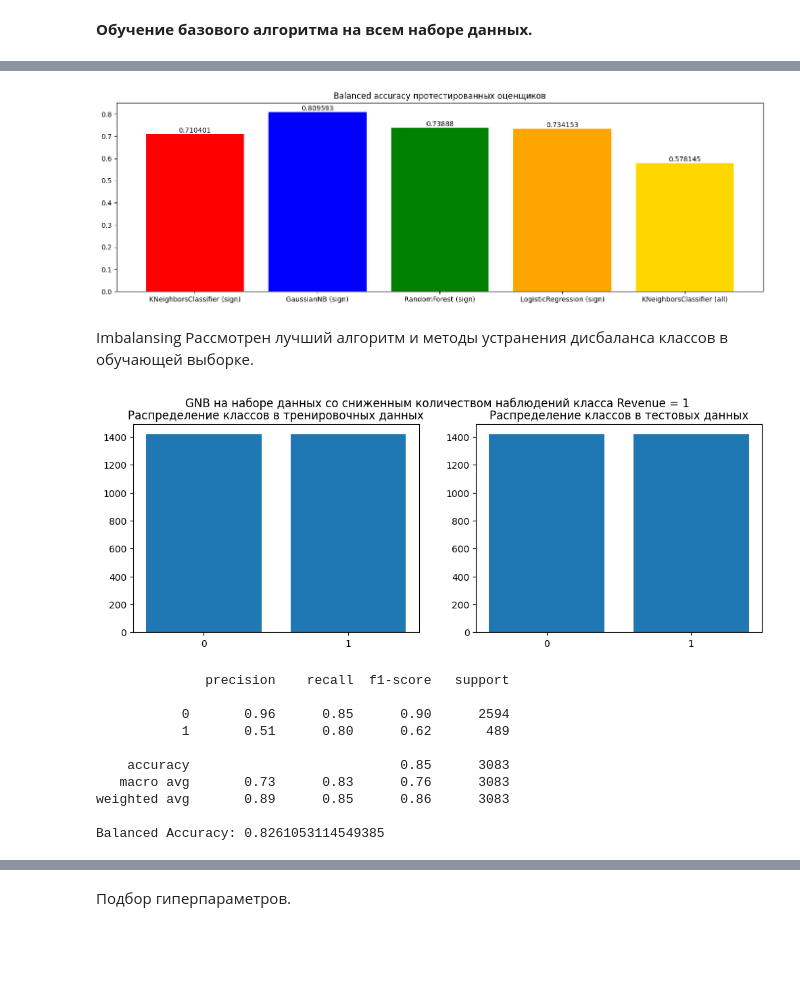
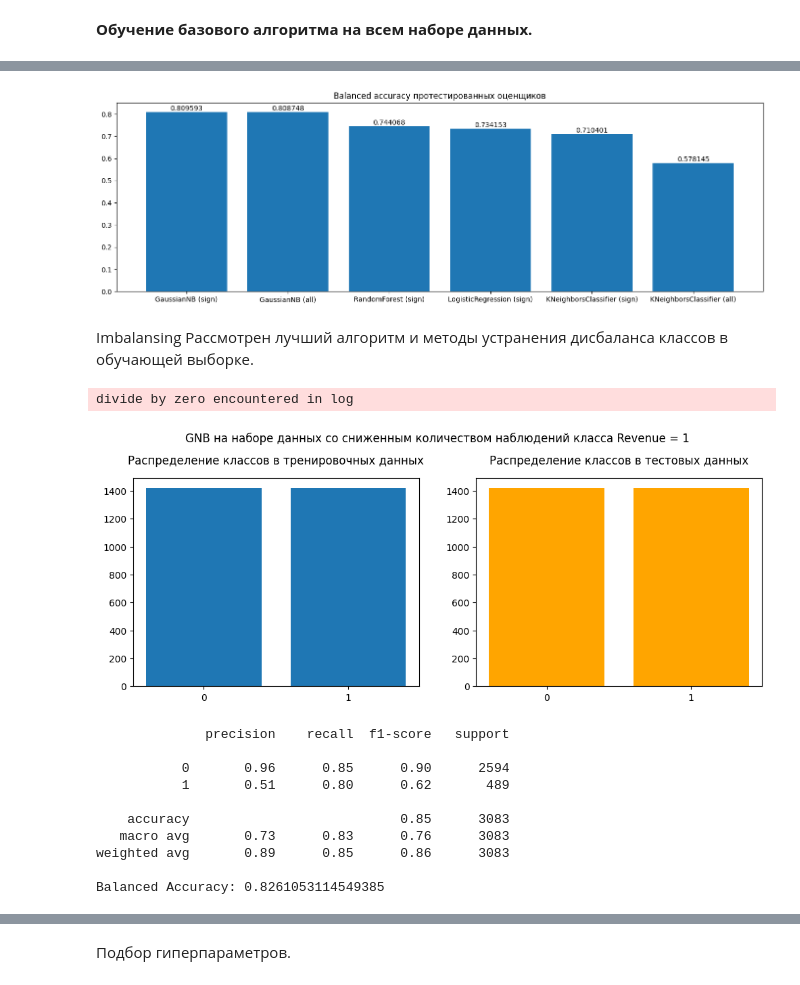
Before and after one commit to SadSabrina/aiedu_final, a Jupyter notebook: Model_learning.ipynb, the cells around one changed output, grey strips where cells are left out. Saved outputs shown, nothing was run; the diff lists cells and outputs as text; code cells hidden in the pictures; blank space fills up the shorter version.

```diff
--- a/Model_learning.ipynb
+++ b/Model_learning.ipynb
@@ -44,7 +47,7 @@ def get_train_test_data(X, y, scaler=None):
 
     else:
 
-        return X_train, X_test, y_train, y_test
+        return X_train.values, X_test.values, y_train, y_test
 
 
 def get_train_report(model, X_train, X_test, y_train, y_test, description):
@@ -59,13 +62,13 @@ def get_train_report(model, X_train, X_test, y_train, y_test, description):
 
     ax1.bar(x1, y1)
     ax1.set_xticks([0, 1])
-    ax1.set_title('Распределение классов в тренировочных данных')
+    ax1.set_title('Распределение классов в тренировочных данных', pad=15)
 
-    ax2.bar(x2, y2)
+    ax2.bar(x2, y2, color='orange')
     ax2.set_xticks([0, 1])
-    ax2.set_title('Распределение классов в тестовых данных')
+    ax2.set_title('Распределение классов в тестовых данных', pad=15)
 
-    fig.suptitle(description)
+    fig.suptitle(description, y=1.05)
 
     plt.show()
 
@@ -110,10 +113,11 @@ Balanced Accuracy: 0.7104005941034288
 X = df_significant.drop('Revenue', axis=1)
 y = df_significant['Revenue'].astype(int)
 
-X = np.log(X).replace([-np.inf], 0)
+X = pd.DataFrame(np.log(X).replace([-np.inf], 0), columns=df_significant.columns.drop('Revenue'))
 
 X_train, X_test, y_train, y_test = get_train_test_data(X, y, scaler=None)
 
 gnb = GaussianNB()
-gnb_sign, gnb_sign_data, gnb_sign_metrics = get_train_report(gnb, X_train, X_test, y_train, y_test, 'GNB на сокращенном наборе данных')
+
+gnb_sign, gnb_sign_data, gnb_sign_metrics = get_train_report(gnb, np.array(X_train), np.array(X_test), y_train, y_test, 'GNB на сокращенном наборе данных')
 # %% [output]
@@ -156,7 +165,7 @@ from sklearn.linear_model import LogisticRegression
 X = df_significant.drop('Revenue', axis=1)
 y = df_significant['Revenue'].astype(int)
 
-X = np.log(X).replace([-np.inf], 0)
+X = pd.DataFrame(np.log(X).replace([-np.inf], 0), columns=df_significant.columns.drop('Revenue'))
 
 X_train, X_test, y_train, y_test = get_train_test_data(X, y, scaler=None)
 
@@ -197,3 +207,13 @@ knn_all, knn_all_data, knn_all_metrics = get_train_report(knn, X_train, X_test,
 weighted avg       0.82      0.85      0.82      2889
 
 Balanced Accuracy: 0.5781454318039684
+# %%
+X = df.drop('Revenue', axis=1)
+y = df['Revenue'].astype(int)
+
+X = pd.DataFrame(np.log(X).replace([-np.inf], 0), columns=df.columns.drop('Revenue'))
+
+X_train, X_test, y_train, y_test = get_train_test_data(X, y, scaler=scaler)
+
+gnb = GaussianNB()
+gnb_all, gnb_all_data, gnb_all_metrics = get_train_report(gnb, np.array(X_train), np.array(X_test), y_train, y_test, 'GNB на полном наборе данных')
@@ -200,15 +233,19 @@ Balanced Accuracy: 0.5781454318039684
 # %%
-estimators = ['KNeighborsClassifier (sign)', 'GaussianNB (sign)', 'RandomForest (sign)', 'LogisticRegression (sign)', 'KNeighborsClassifier (all)']
-balanced_accuracy = [knn_sign_metrics[1], gnb_sign_metrics[1], rf_sign_metrics[1], lr_sign_metrics[1], knn_all_metrics[1]]
+estimators = ['KNeighborsClassifier (sign)', 'GaussianNB (sign)', 'RandomForest (sign)', 'LogisticRegression (sign)',
+              'KNeighborsClassifier (all)', 'GaussianNB (all)']
+balanced_accuracy = [knn_sign_metrics[1], gnb_sign_metrics[1], rf_sign_metrics[1], lr_sign_metrics[1], knn_all_metrics[1], gnb_all_metrics[1]]
+
+estimators_data = pd.DataFrame(balanced_accuracy, index=estimators, columns=['Balanced Accuracy'])
+estimators_data.sort_values(by='Balanced Accuracy', ascending=False, inplace=True)
 
 plt.figure(figsize=(17, 5))
 
-bar = plt.bar(estimators, balanced_accuracy, color = ['red', 'blue', 'green', 'orange', 'gold'])
+bar = plt.bar(estimators_data.index, estimators_data['Balanced Accuracy'])
 plt.bar_label(bar)
 
 plt.title('Balanced accuracy протестированных оценщиков');
 # %% [output]
-[figure, old version]
+[figure, new version]
 # %% [markdown]
 Imbalansing
 Рассмотрен лучший алгоритм и методы устранения дисбаланса классов в обучающей выборке.
@@ -227,17 +264,18 @@ gnb = GaussianNB()
 gnb_rus_sign, gnb_rus_sign_data, gnb_rus_sign_metrics = get_train_report(gnb, X_resampled, X_test, y_resampled, y_test,
                                                                          'GNB на наборе данных cо сниженным количеством наблюдений класса Revenue = 1')
 # %% [output]
+divide by zero encountered in log
-[figure, old version]
+[figure, new version]
-              precision    recall  f1-score   support
-
-           0       0.96      0.85      0.90      2594
-           1       0.51      0.80      0.62       489
-
-    accuracy                           0.85      3083
-   macro avg       0.73      0.83      0.76      3083
-weighted avg       0.89      0.85      0.86      3083
-
-Balanced Accuracy: 0.8261053114549385
+              precision    recall  f1-score   support
+
+           0       0.96      0.85      0.90      2594
+           1       0.51      0.80      0.62       489
+
+    accuracy                           0.85      3083
+   macro avg       0.73      0.83      0.76      3083
+weighted avg       0.89      0.85      0.86      3083
+
+Balanced Accuracy: 0.8261053114549385
 # %%
 ROS = RandomOverSampler(random_state=42)
 
```
Also changed, not shown: parts of 32 cells of this notebook.
